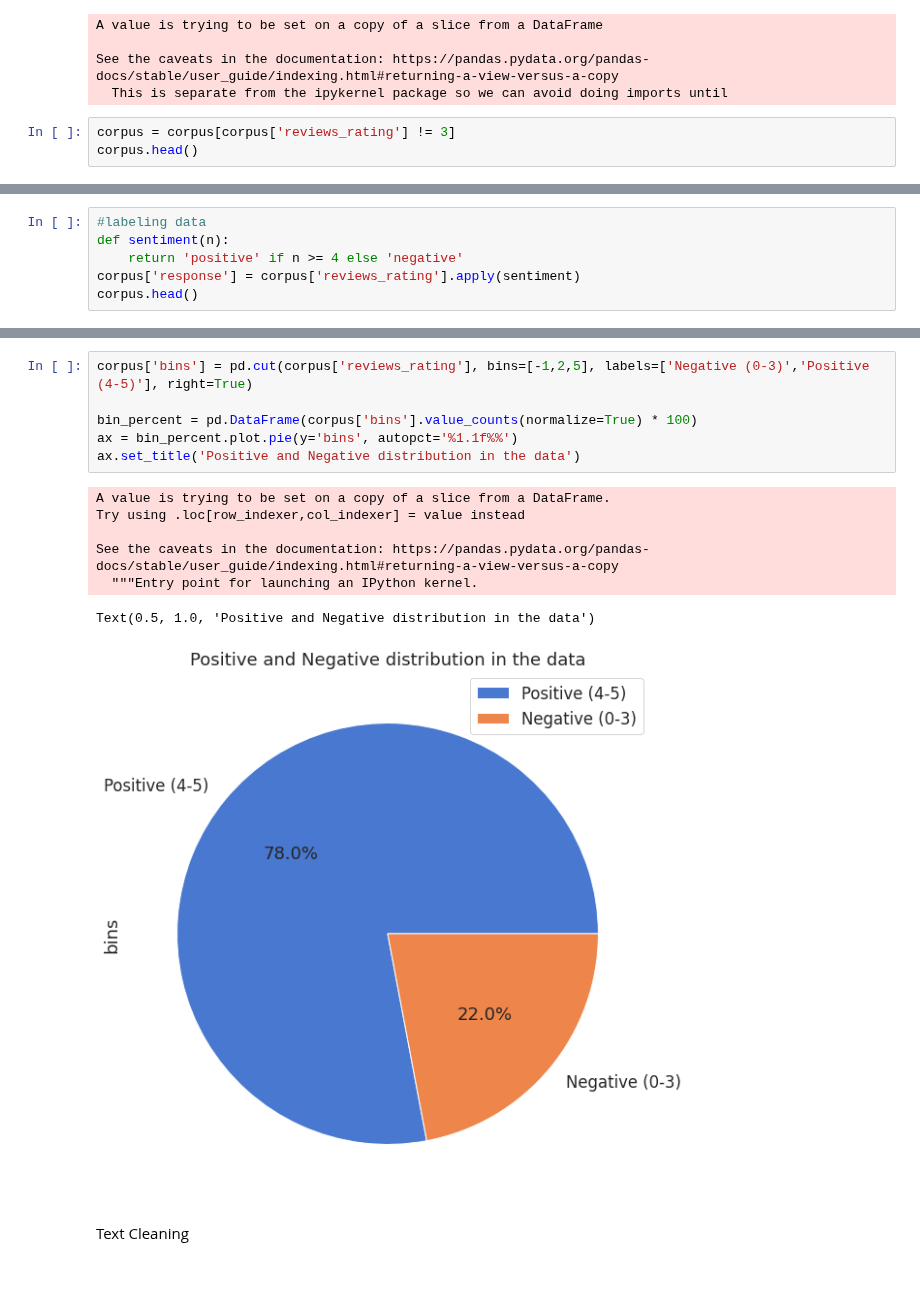
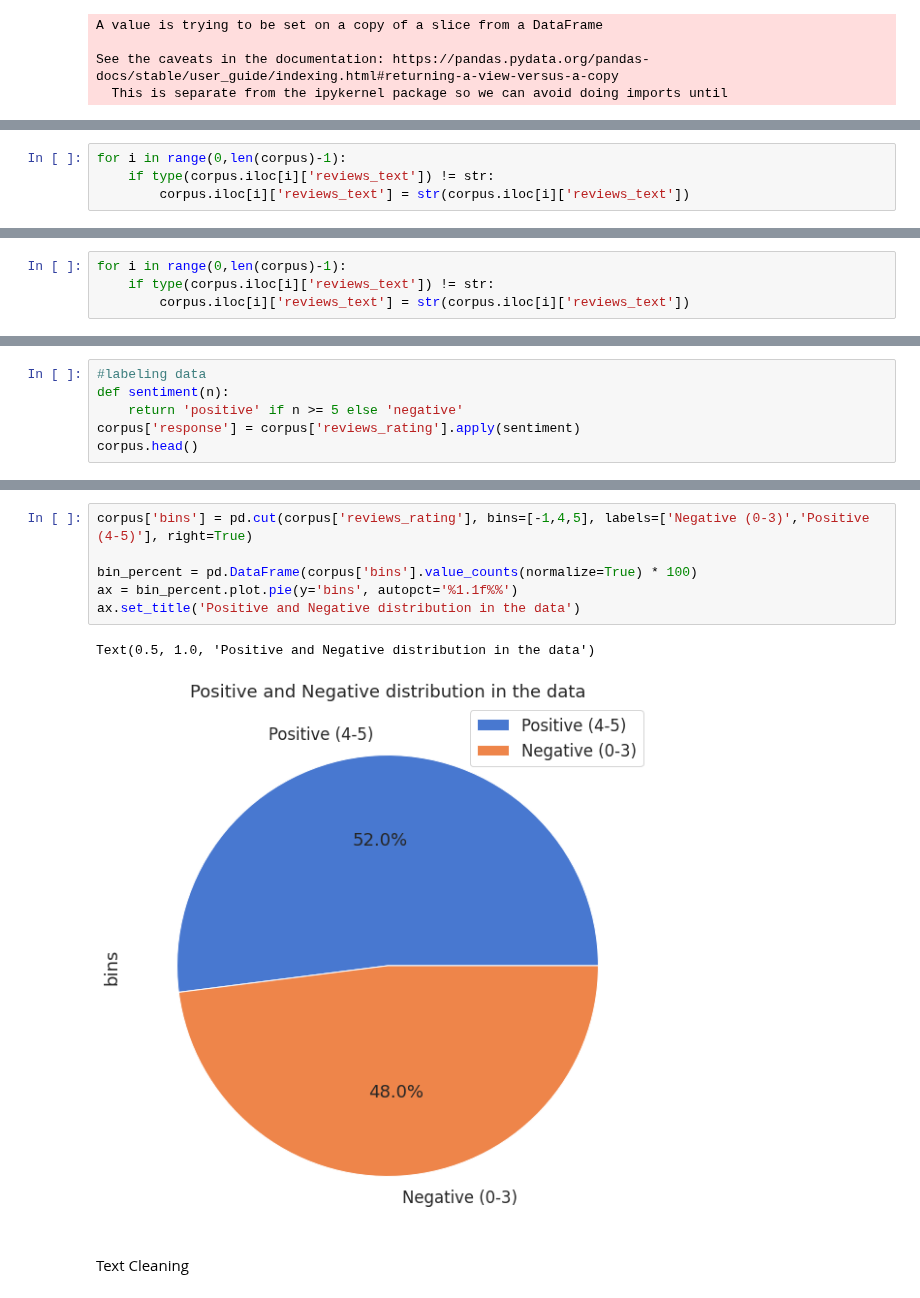
Before and after one commit to kristaLumbantoruan/PBA_Evlogimenos, a Jupyter notebook: NLP Project.ipynb, the cells around one changed output, grey strips where cells are left out. Cells and saved outputs as stored; diff of their text form.

```diff
--- a/NLP Project.ipynb
+++ b/NLP Project.ipynb
@@ -179,6 +196,3 @@ A value is trying to be set on a copy of a slice from a DataFrame
 
 See the caveats in the documentation: https://pandas.pydata.org/pandas-docs/stable/user_guide/indexing.html#returning-a-view-versus-a-copy
   This is separate from the ipykernel package so we can avoid doing imports until
-# %%
-corpus = corpus[corpus['reviews_rating'] != 3]
-corpus.head()
@@ -191,0 +199,4 @@ corpus.head()
+# %%
+for i in range(0,len(corpus)-1):
+    if type(corpus.iloc[i]['reviews_text']) != str:
+        corpus.iloc[i]['reviews_text'] = str(corpus.iloc[i]['reviews_text'])
@@ -191,0 +208,4 @@ corpus.head()
+# %%
+for i in range(0,len(corpus)-1):
+    if type(corpus.iloc[i]['reviews_text']) != str:
+        corpus.iloc[i]['reviews_text'] = str(corpus.iloc[i]['reviews_text'])
@@ -192,7 +217,7 @@ corpus.head()
 # %%
 #labeling data
 def sentiment(n):
-    return 'positive' if n >= 4 else 'negative'
+    return 'positive' if n >= 5 else 'negative'
 corpus['response'] = corpus['reviews_rating'].apply(sentiment)
 corpus.head()
 # %% [output]
@@ -256,17 +281,12 @@ plt.xlabel("");
 # %%
-corpus['bins'] = pd.cut(corpus['reviews_rating'], bins=[-1,2,5], labels=['Negative (0-3)','Positive (4-5)'], right=True)
+corpus['bins'] = pd.cut(corpus['reviews_rating'], bins=[-1,4,5], labels=['Negative (0-3)','Positive (4-5)'], right=True)
 
 bin_percent = pd.DataFrame(corpus['bins'].value_counts(normalize=True) * 100)
 ax = bin_percent.plot.pie(y='bins', autopct='%1.1f%%')
 ax.set_title('Positive and Negative distribution in the data')
 # %% [output]
-A value is trying to be set on a copy of a slice from a DataFrame.
-Try using .loc[row_indexer,col_indexer] = value instead
-
-See the caveats in the documentation: https://pandas.pydata.org/pandas-docs/stable/user_guide/indexing.html#returning-a-view-versus-a-copy
-  """Entry point for launching an IPython kernel.
+Text(0.5, 1.0, 'Positive and Negative distribution in the data')
-Text(0.5, 1.0, 'Positive and Negative distribution in the data')
-[figure, old version]
+[figure, new version]
 # %% [markdown]
 Text Cleaning
 # %%
```
Also changed, not shown: parts of 23 cells of this notebook.
